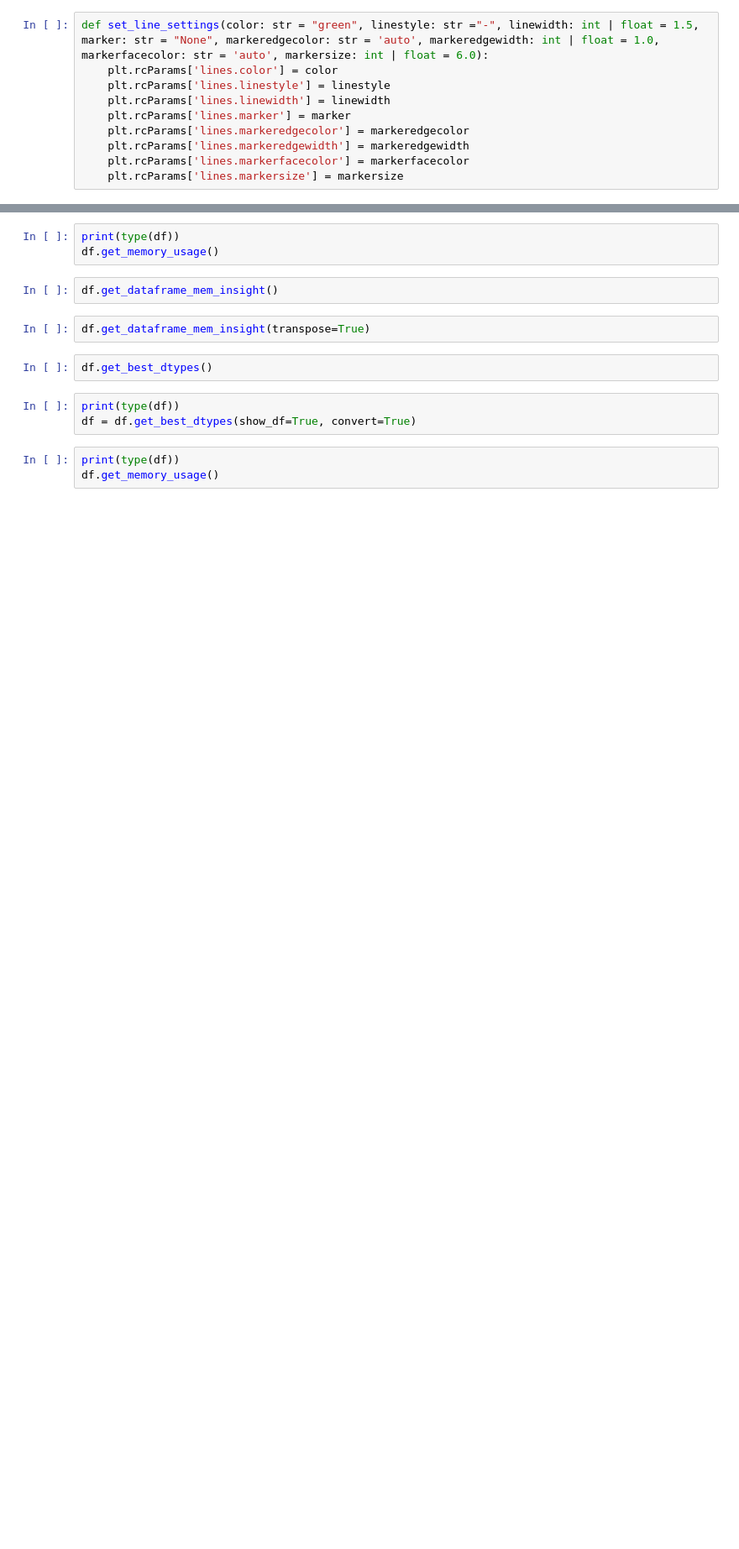
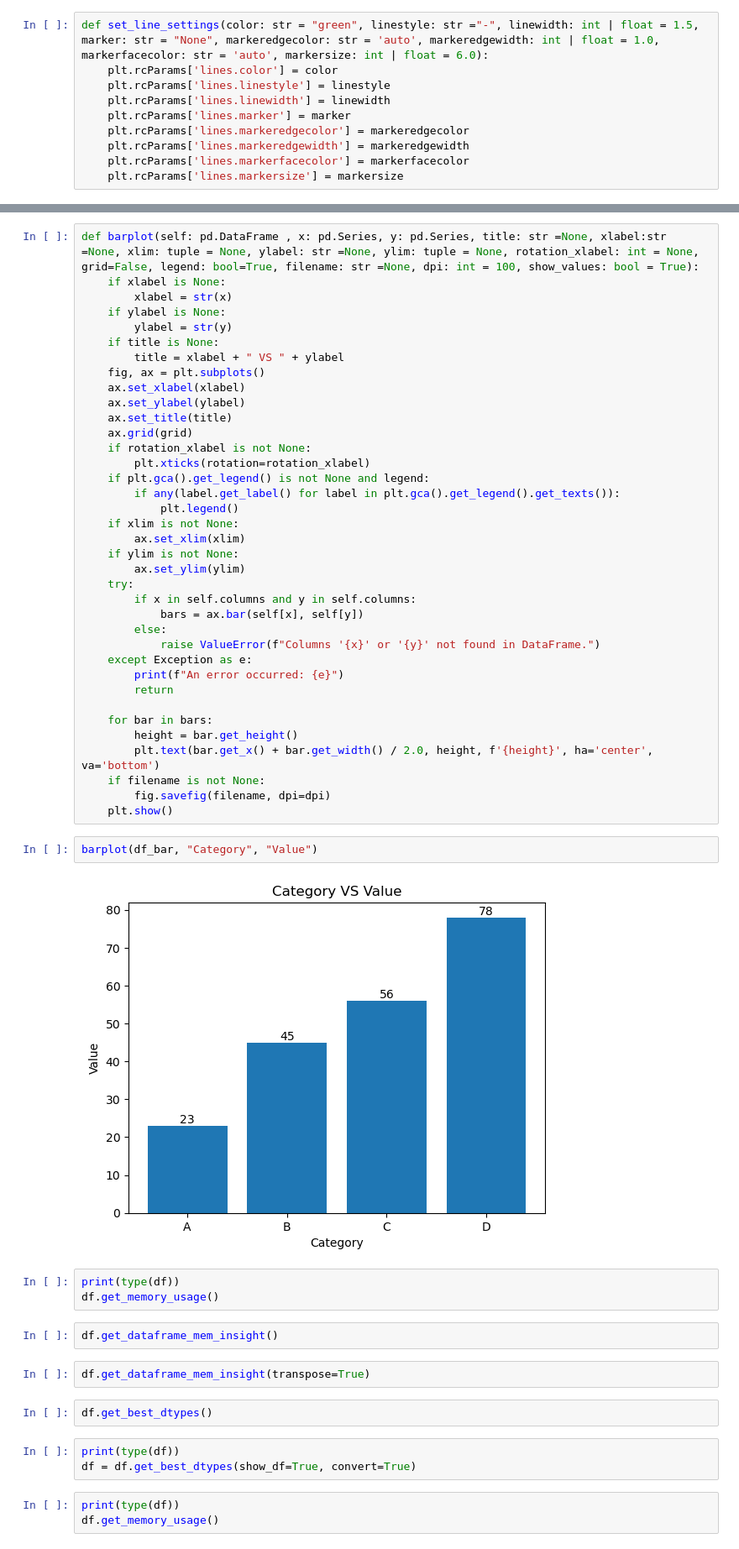
Before and after one commit to Abigor111/SunTzu, a Jupyter notebook: MetadataFunctions.ipynb, the cells around one changed output, grey strips where cells are left out. Shown at 84% size. Saved outputs shown, nothing was run; the diff lists cells and outputs as text; blank space fills up the shorter version.

Commit message:
Updates on Visualization and Read The Docs

```diff
--- a/MetadataFunctions.ipynb
+++ b/MetadataFunctions.ipynb
@@ -407,3 +428,44 @@ AttributeError: 'DataFrame' object has no attribute 'read_parquet_metadata'
+# %%
+def barplot(self: pd.DataFrame , x: pd.Series, y: pd.Series, title: str =None, xlabel:str =None, xlim: tuple = None, ylabel: str =None, ylim: tuple = None, rotation_xlabel: int = None, grid=False, legend: bool=True, filename: str =None, dpi: int = 100, show_values: bool = True):
+    if xlabel is None:
+        xlabel = str(x)
+    if ylabel is None:
+        ylabel = str(y)
+    if title is None:
+        title = xlabel + " VS " + ylabel
+    fig, ax = plt.subplots()
+    ax.set_xlabel(xlabel)
+    ax.set_ylabel(ylabel)
+    ax.set_title(title)
+    ax.grid(grid)
+    if rotation_xlabel is not None:
+        plt.xticks(rotation=rotation_xlabel)
+    if plt.gca().get_legend() is not None and legend:
+        if any(label.get_label() for label in plt.gca().get_legend().get_texts()):
+            plt.legend()
+    if xlim is not None:
+        ax.set_xlim(xlim)
+    if ylim is not None:
+        ax.set_ylim(ylim)
+    try:
+        if x in self.columns and y in self.columns:
+            bars = ax.bar(self[x], self[y])
+        else:
+            raise ValueError(f"Columns '{x}' or '{y}' not found in DataFrame.")
+    except Exception as e:
+        print(f"An error occurred: {e}")
+        return
+
+    for bar in bars:
+        height = bar.get_height()
+        plt.text(bar.get_x() + bar.get_width() / 2.0, height, f'{height}', ha='center', va='bottom')
+    if filename is not None:
+        fig.savefig(filename, dpi=dpi)
+    plt.show()
+# %%
+barplot(df_bar, "Category", "Value")
+# %% [output]
+[figure, added]
 # %%
 print(type(df))
 df.get_memory_usage()
```
Also changed, not shown: parts of 8 cells of this notebook, 1 other file.
